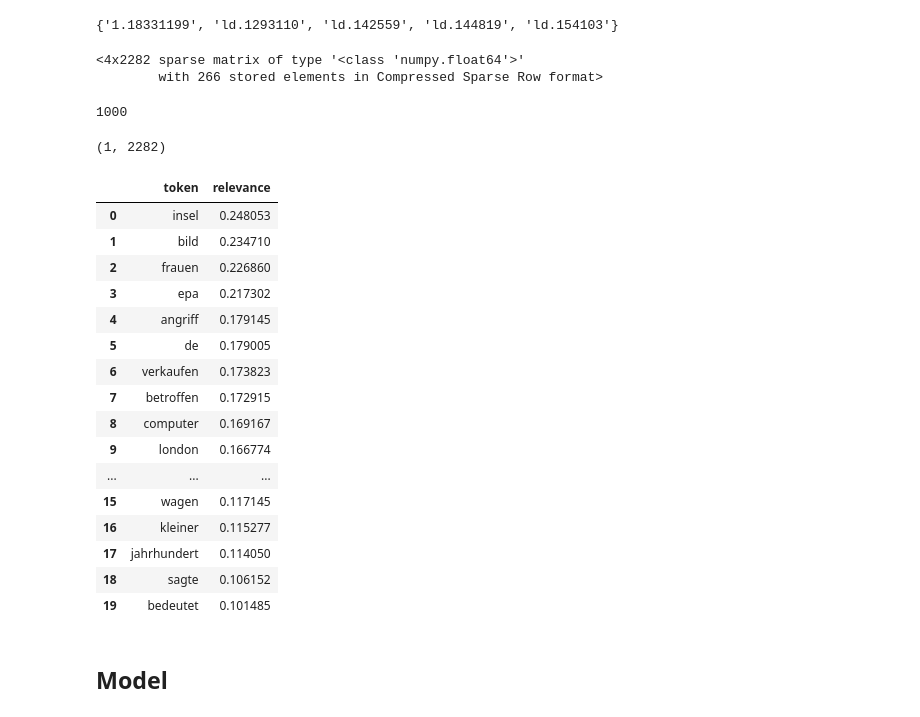
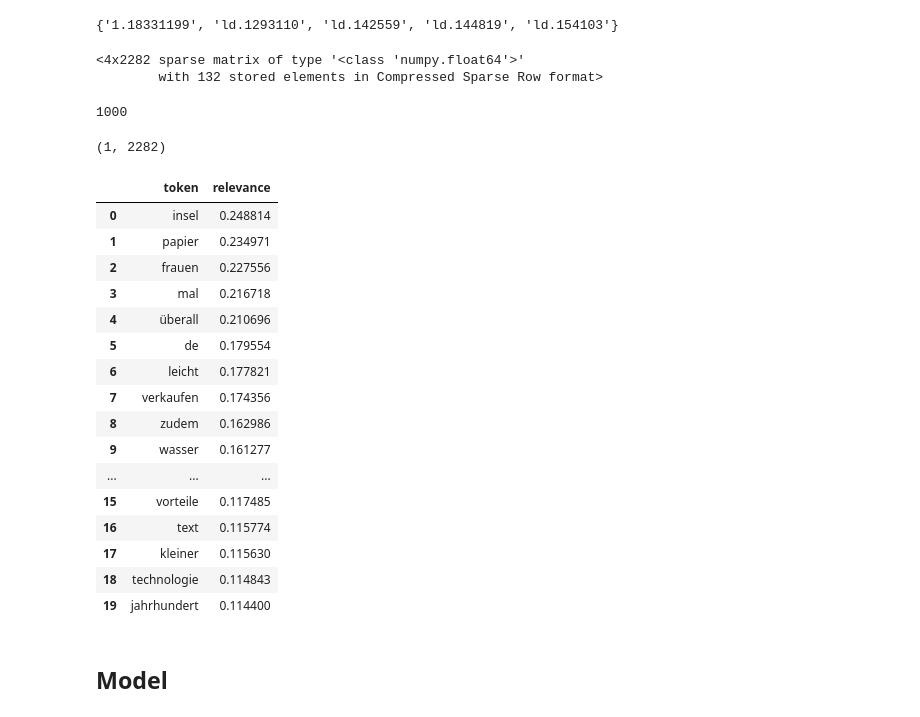
Before and after one commit to amakarewicz/RecommenderSystem, a Jupyter notebook: Agata/content_based_model.ipynb, the cells around one changed output. Saved outputs shown, nothing was run; the diff lists cells and outputs as text; code cells hidden in the pictures.

```diff
--- a/Agata/content_based_model.ipynb
+++ b/Agata/content_based_model.ipynb
@@ -117,23 +114,24 @@ readers['eventStrength'] = 1
 # users_with_enough_interactions_df = users_interactions_count_df[users_interactions_count_df >= 5].reset_index()[['id']]
 # print('# users with at least 5 interactions: %d' % len(users_with_enough_interactions_df))
 # %%
-interactions_train_df, interactions_test_df = train_test_split(readers,
+interactions_train, interactions_test = train_test_split(readers,
                                    stratify=readers['id'],
                                    test_size=0.20,
-                                   random_state=42)
+                                   random_state=123)
 
-print('# interactions on Train set: %d' % len(interactions_train_df))
-print('# interactions on Test set: %d' % len(interactions_test_df))
+print('# interactions on Train set: %d' % len(interactions_train))
+print('# interactions on Test set: %d' % len(interactions_test))
 # %% [output]
 # interactions on Train set: 22284
 # interactions on Test set: 5571
 # %%
 #Indexing by personId to speed up the searches during evaluation
-interactions_full_indexed_df = readers.set_index('id')
-interactions_train_indexed_df = interactions_train_df.set_index('id')
-interactions_test_indexed_df = interactions_test_df.set_index('id')
-def get_items_interacted(person_id, interactions_df):
+interactions_total_ind = readers.set_index('id')
+interactions_train_ind = interactions_train.set_index('id')
+interactions_test_ind = interactions_test.set_index('id')
+
+def get_items_interacted(person_id, interactions):
     # Get the user's data and merge in the movie information.
-    interacted_items = interactions_df.loc[person_id]['art_id']
+    interacted_items = interactions.loc[person_id]['art_id']
     return set(interacted_items if type(interacted_items) == pd.Series else [interacted_items])
 # %%
@@ -156,7 +154,7 @@ def get_item_profiles(ids,matrix):
 def build_users_profile(person_id, interactions_indexed_df,matrix):
     interactions_person_df = interactions_indexed_df.loc[person_id]
     user_item_profiles = get_item_profiles(interactions_person_df['art_id'],matrix)
-    user_item_strengths = np.array(interactions_person_df['eventStrength']).reshape(-1,1)
+    user_item_strengths = np.array(interactions_person_df['eventStrength']).reshape(-1,1) # czy potrzebne od tego momentu?
     #Weighted average of item profiles by the interactions strength
     user_item_strengths_weighted_avg = np.sum(user_item_profiles.multiply(user_item_strengths), axis=0) / np.sum(user_item_strengths)
     user_profile_norm = sklearn.preprocessing.normalize(user_item_strengths_weighted_avg)
@@ -164,51 +162,53 @@ def build_users_profile(person_id, interactions_indexed_df,matrix):
     # return user_item_profiles
 
 def build_users_profiles(matrix):
-    interactions_indexed_df = interactions_train_df[interactions_train_df['art_id'] \
+    interactions_indexed_df = interactions_train[interactions_train['art_id'] \
                                                    .isin(articles['nzz_id'])].set_index('id')
     user_profiles = {}
     for person_id in interactions_indexed_df.index.unique():
         user_profiles[person_id] = build_users_profile(person_id, interactions_indexed_df,matrix)
     return user_profiles
 # %%
-interactions_indexed_df = interactions_train_df[interactions_train_df['art_id'] \
+interactions_ind = interactions_train[interactions_train['art_id'] \
                                                    .isin(articles['nzz_id'])].set_index('id')
-interactions_person_df = interactions_indexed_df.loc[1]
-get_item_profiles(interactions_person_df['art_id'])
+interactions_person = interactions_ind.loc[1]
+get_item_profiles(interactions_person['art_id'], tfidf_matrix)
 # %% [output]
 <4x2282 sparse matrix of type '<class 'numpy.float64'>'
-        with 266 stored elements in Compressed Sparse Row format>
+        with 132 stored elements in Compressed Sparse Row format>
-# %%
-
-user_profiles = build_users_profiles(tfidf_matrix)
-len(user_profiles)
-# %% [output]
-1000
+# %%
+tfidf_profiles = build_users_profiles(tfidf_matrix)
+# tfidf_profiles_lemma = build_users_profiles(tfidf_matrix_lemma)
+bag_profiles = build_users_profiles(bag_matrix)
+# bag_profiles_lemma = build_users_profiles(tfidf_matrix_lemma)
+len(tfidf_profiles)
+# %% [output]
+1000
 # %%
-myprofile = user_profiles[1]
+myprofile = tfidf_profiles[1]
 print(myprofile.shape)
-pd.DataFrame(sorted(zip(tfidf_feature_names,
+pd.DataFrame(sorted(zip(tfidf_features,
                         myprofile.flatten().tolist()), key=lambda x: -x[1])[:20],
              columns=['token', 'relevance'])
 # %% [output]
 (1, 2282)
 |  | token | relevance |
-| 0 | insel | 0.248053 |
-| 1 | bild | 0.234710 |
-| 2 | frauen | 0.226860 |
-| 3 | epa | 0.217302 |
-| 4 | angriff | 0.179145 |
-| 5 | de | 0.179005 |
-| 6 | verkaufen | 0.173823 |
-| 7 | betroffen | 0.172915 |
-| 8 | computer | 0.169167 |
-| 9 | london | 0.166774 |
+| 0 | insel | 0.248814 |
+| 1 | papier | 0.234971 |
+| 2 | frauen | 0.227556 |
+| 3 | mal | 0.216718 |
+| 4 | überall | 0.210696 |
+| 5 | de | 0.179554 |
+| 6 | leicht | 0.177821 |
+| 7 | verkaufen | 0.174356 |
+| 8 | zudem | 0.162986 |
+| 9 | wasser | 0.161277 |
 | ... | ... | ... |
-| 15 | wagen | 0.117145 |
-| 16 | kleiner | 0.115277 |
-| 17 | jahrhundert | 0.114050 |
-| 18 | sagte | 0.106152 |
-| 19 | bedeutet | 0.101485 |
+| 15 | vorteile | 0.117485 |
+| 16 | text | 0.115774 |
+| 17 | kleiner | 0.115630 |
+| 18 | technologie | 0.114843 |
+| 19 | jahrhundert | 0.114400 |
 # %% [markdown]
 ## Model
 # %%
```
Also changed, not shown: parts of 21 cells of this notebook.
